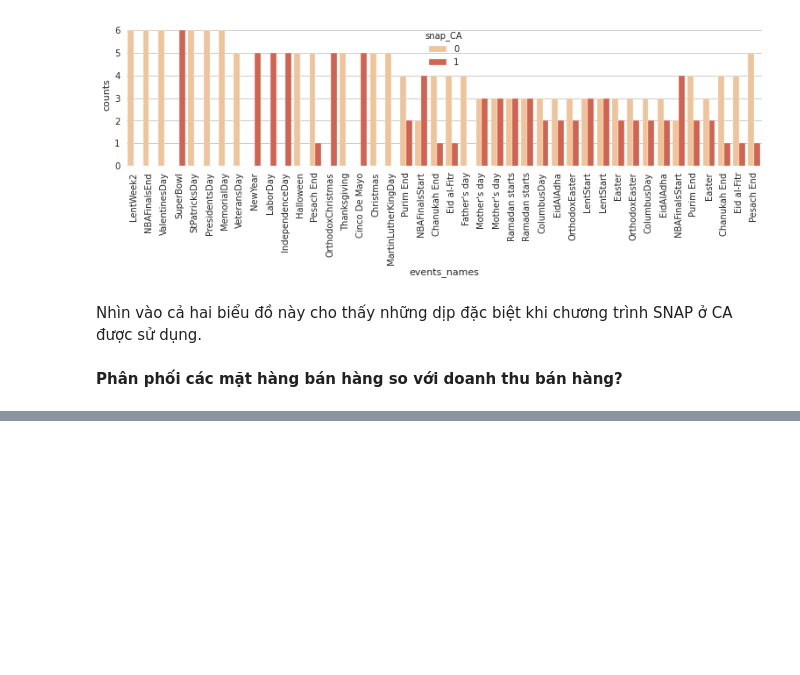
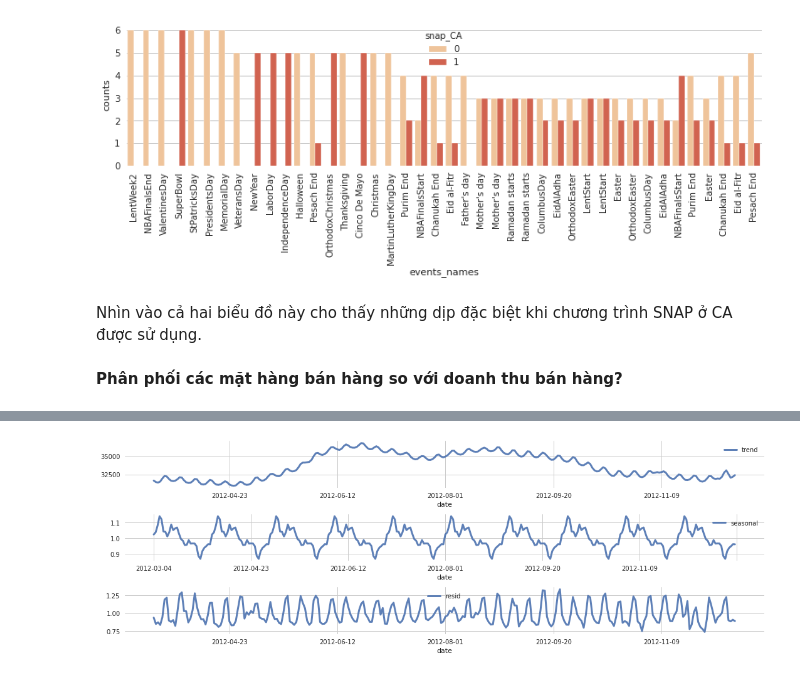
Before and after one commit to HienNguyenMinh/PythonAssignment, a Jupyter notebook: BaiTap1.ipynb, the cells around one changed output, grey strips where cells are left out. Drawn from its saved outputs; the diff is of its cells as text; code cells hidden in the pictures; blank space fills up the shorter version.

```diff
--- a/BaiTap1.ipynb
+++ b/BaiTap1.ipynb
@@ -690,0 +807,46 @@ MergeError: ignored
+# %%
+from statsmodels.tsa.seasonal import seasonal_decompose
+
+def time_series_decompose(df, model_specified, period):
+
+    '''
+    returns decomposed time series components (with seasonality, trend and residuals ) of time_series df
+
+    inputs: df(time series df), model_specified (whether additive or multiplicative ), period(number of days)
+    returns: trend values, seasonality values and residual values of time_series df
+
+    '''
+    df_decomposition = seasonal_decompose(
+                               x=df.set_index(['date']),
+                               model= model_specified,
+                               period=period)
+
+    est_trend = df_decomposition.trend
+    est_trend = est_trend.reset_index(name='trend').set_index('date')
+    est_seasonal = df_decomposition.seasonal
+    est_seasonal = est_seasonal.reset_index(name='seasonal').set_index('date')
+    est_residual = df_decomposition.resid
+    est_residual = est_residual.reset_index(name='resid').set_index('date')
+
+    return est_trend, est_seasonal, est_residual
+
+sample_time_s1 = train_sales_cal_df[400:700]
+est_trend, est_seasonal, est_residual = time_series_decompose(sample_time_s1,
+                                                              'multiplicative', 30)
+# %%
+fig, (ax1, ax2, ax3) = plt.subplots(3, 1, figsize=(14, 7))
+
+est_trend.plot(figsize=(15, 5) ,
+                 alpha=0.9,
+                 lw=3, ax = ax1)
+est_seasonal.plot(figsize=(15, 5) ,
+                 alpha=0.9,
+                 lw=3, ax = ax2)
+est_residual.plot(figsize=(15, 5) ,
+                 alpha=0.9,
+                 lw=3, ax = ax3)
+
+fig.tight_layout()
+plt.show()
+# %% [output]
+[figure, added]
```
Also changed, not shown: parts of 70 cells of this notebook.
